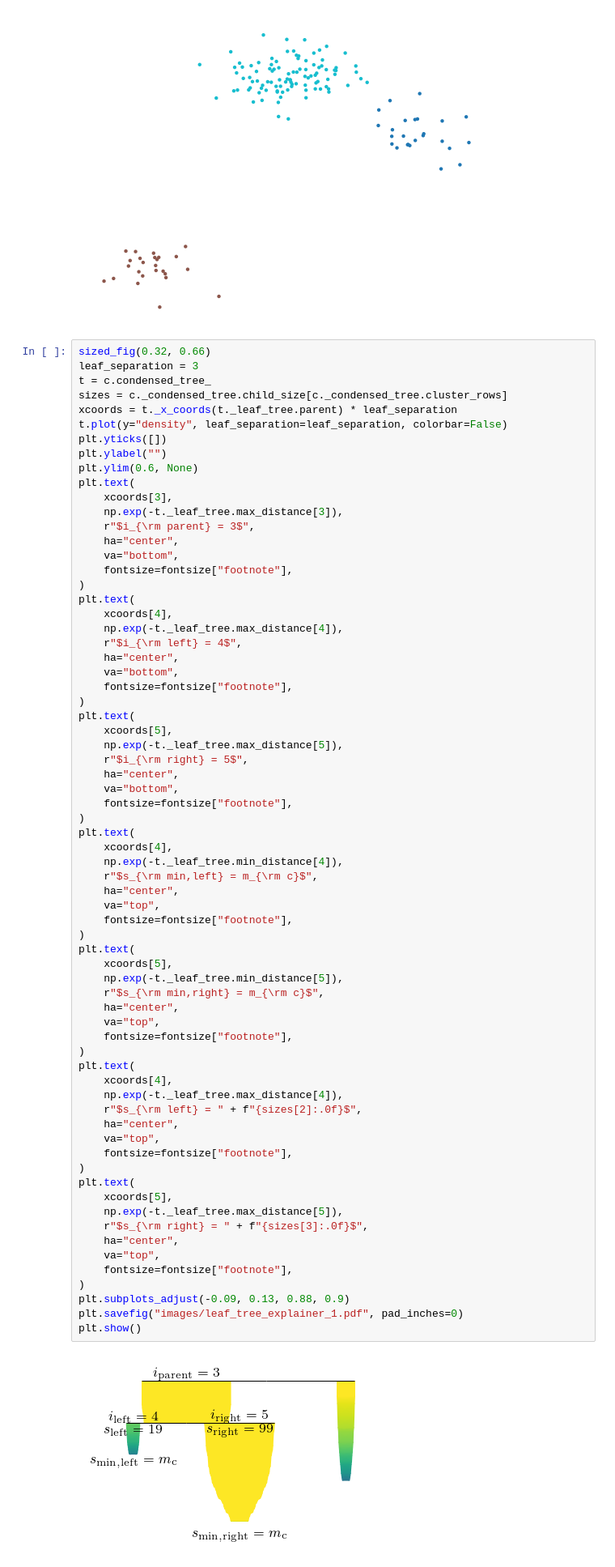
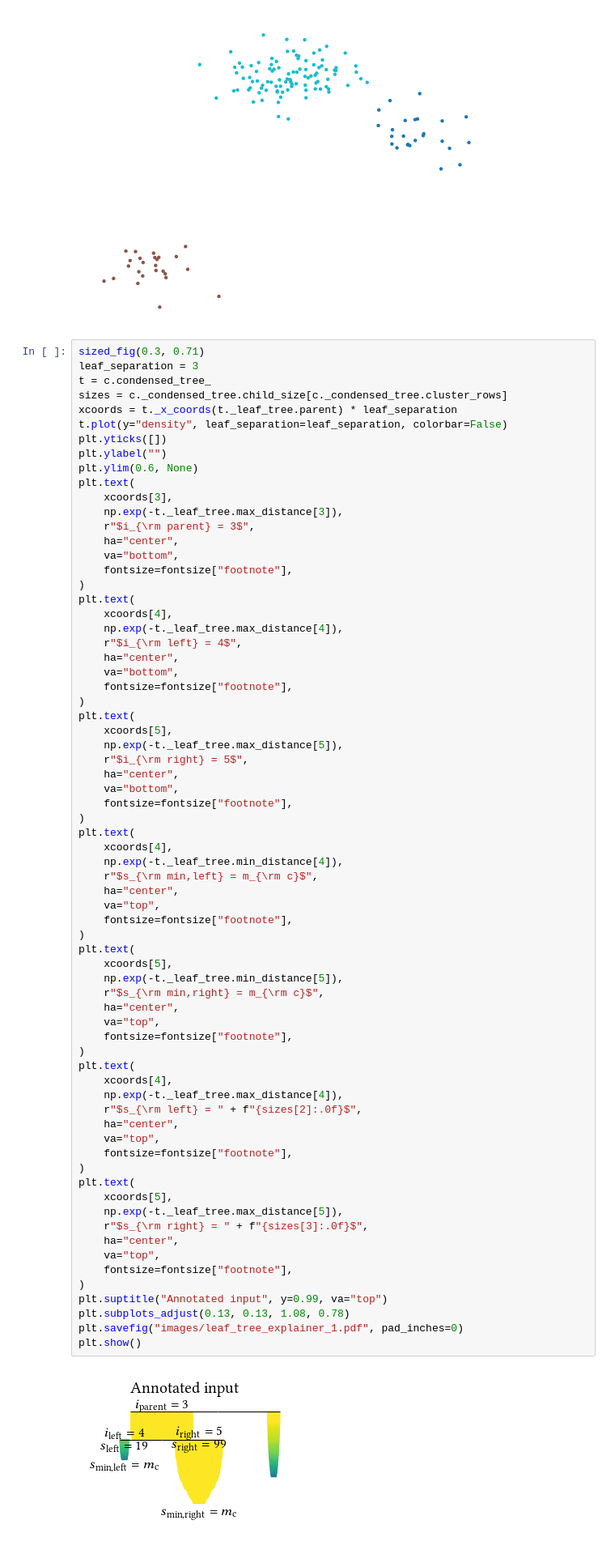
Before and after one commit to JelmerBot/fast_plscan, a Jupyter notebook: docs/_paper_figures.ipynb, the cells around one changed output. Shown at 81% size. Cells and saved outputs as stored; diff of their text form.

Commit message:
Updates for refined paper (#54)
Improves evaluation notebooks, input validation and type hints.

```diff
--- a/docs/_paper_figures.ipynb
+++ b/docs/_paper_figures.ipynb
@@ -276,7 +266,7 @@ plt.show()
 # %% [output]
 [figure]
 # %%
-sized_fig(0.32, 0.66)
+sized_fig(0.3, 0.71)
 leaf_separation = 3
 t = c.condensed_tree_
 sizes = c._condensed_tree.child_size[c._condensed_tree.cluster_rows]
@@ -317,33 +307,34 @@ plt.text(
     va="top",
     fontsize=fontsize["footnote"],
 )
 plt.text(
     xcoords[5],
     np.exp(-t._leaf_tree.min_distance[5]),
     r"$s_{\rm min,right} = m_{\rm c}$",
     ha="center",
     va="top",
     fontsize=fontsize["footnote"],
 )
 plt.text(
     xcoords[4],
     np.exp(-t._leaf_tree.max_distance[4]),
     r"$s_{\rm left} = " + f"{sizes[2]:.0f}$",
     ha="center",
     va="top",
     fontsize=fontsize["footnote"],
 )
 plt.text(
     xcoords[5],
     np.exp(-t._leaf_tree.max_distance[5]),
     r"$s_{\rm right} = " + f"{sizes[3]:.0f}$",
     ha="center",
     va="top",
     fontsize=fontsize["footnote"],
 )
-plt.subplots_adjust(-0.09, 0.13, 0.88, 0.9)
+plt.suptitle("Annotated input", y=0.99, va="top")
+plt.subplots_adjust(0.13, 0.13, 1.08, 0.78)
 plt.savefig("images/leaf_tree_explainer_1.pdf", pad_inches=0)
 plt.show()
 # %% [output]
-[figure, old version]
+[figure, new version]
 # %%
```
Also changed, not shown: parts of 34 cells of this notebook, 51 other files.
